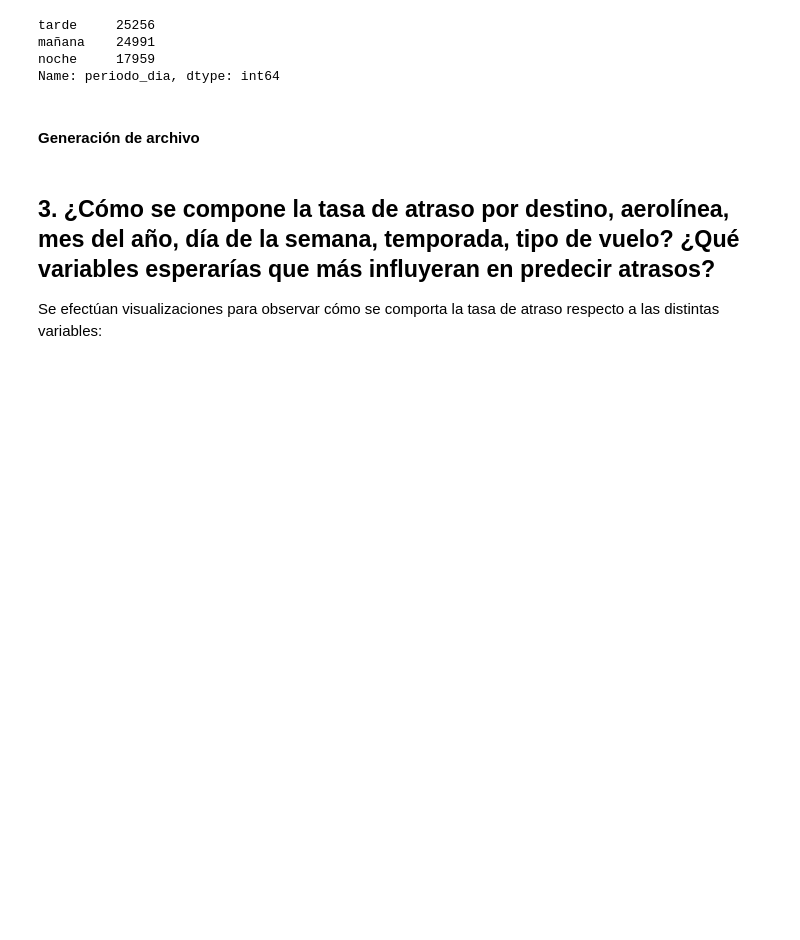
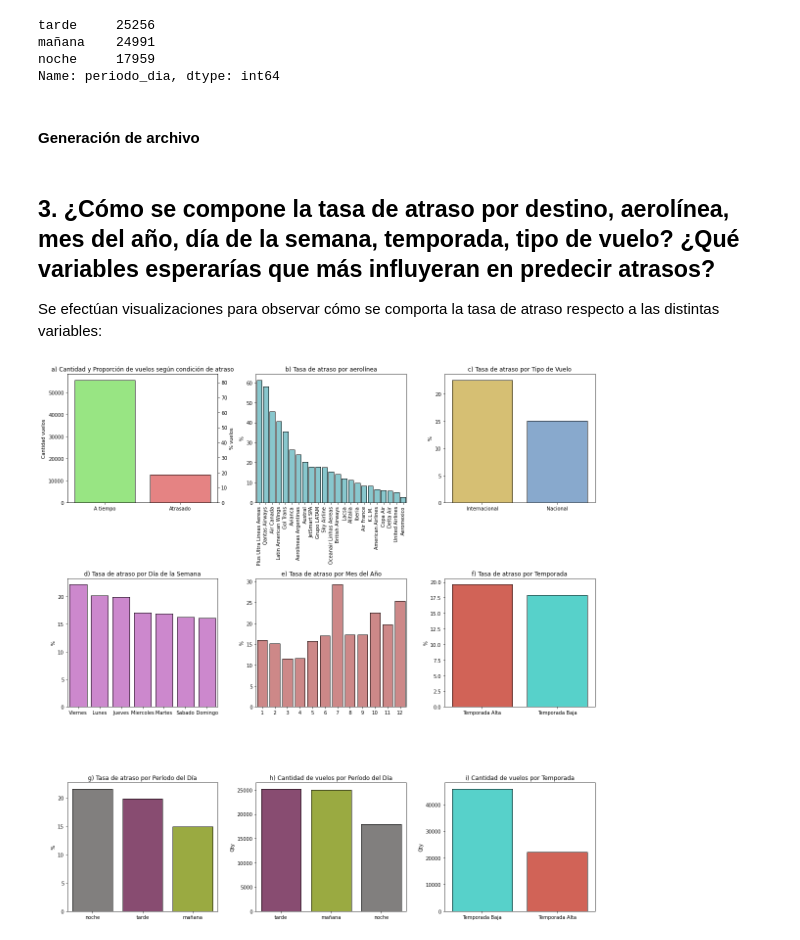
Before and after one commit to jesusfberrios/ds_challenge_latam, a Jupyter notebook: solution.ipynb, the cells around one changed output. Saved outputs shown, nothing was run; the diff lists cells and outputs as text; code cells hidden in the pictures; blank space fills up the shorter version.

```diff
--- a/solution.ipynb
+++ b/solution.ipynb
@@ -387,3 +387,71 @@ df.to_csv('./synthetic_features.csv')
 ## 3. ¿Cómo se compone la tasa de atraso por destino, aerolínea, mes del año, día de la semana, temporada, tipo de vuelo? ¿Qué variables esperarías que más influyeran en predecir atrasos?
 
 Se efectúan visualizaciones para observar cómo se comporta la tasa de atraso respecto a las distintas variables:
+# %%
+fig, axes = plt.subplots(nrows=3,ncols=3,figsize=(16,16))
+axes = axes.flatten()
+
+ax = axes[0]
+sns.barplot(x=df.atraso_15.value_counts().index.map({0:'A tiempo',1:'Atrasado'}),y=df.atraso_15.value_counts(),ax=ax,palette=['#8FF573','#F57373'],edgecolor='k',label=True)
+ax2=ax.twinx()
+sns.barplot(x=df.atraso_15.value_counts(normalize=True).index.map({0:'A tiempo',1:'Atrasado'}),y=df.atraso_15.value_counts(normalize=True)*100,ax=ax2,palette=['#8FF573','#F57373'],edgecolor='k')
+ax.set_title('a) Cantidad y Proporción de vuelos según condición de atraso')
+ax.set_ylabel('Cantidad vuelos')
+ax2.set_ylabel('% vuelos')
+
+ax = axes[1]
+y1 = df[df.atraso_15==1].OPERA.value_counts()/df.OPERA.value_counts()
+y1 = y1.sort_values(ascending=False)*100
+sns.barplot(x=y1.index,y=y1,ax=ax,color='#7DD1D8',edgecolor='k')
+ax.tick_params(axis='x', labelrotation = 90)
+ax.set_title('b) Tasa de atraso por aerolínea')
+ax.set_ylabel('%')
+
+ax = axes[2]
+y4 = df[df.atraso_15==1].TIPOVUELO.value_counts()/df.TIPOVUELO.value_counts()
+y4 = y4.sort_values(ascending=False)*100
+sns.barplot(x=y4.index.map({'I':'Internacional','N':'Nacional'}),y=y4,ax=ax,edgecolor='k',palette=['#E7C862','#7DA8D8'])
+ax.set_title('c) Tasa de atraso por Tipo de Vuelo')
+ax.set_ylabel('%')
+
+ax = axes[3]
+y3 = df[df.atraso_15==1].DIANOM.value_counts()/df.DIANOM.value_counts()
+y3 = y3.sort_values(ascending=False)*100
+sns.barplot(x=y3.index,y=y3,ax=ax,color='#D77DD8',edgecolor='k')
+ax.set_title('d) Tasa de atraso por Día de la Semana')
+ax.set_ylabel('%')
+
+ax = axes[4]
+y2= df[df.atraso_15==1].MES.value_counts()/df.MES.value_counts()*100
+sns.barplot(x=y2.index,y=y2,ax=ax,color='#D87D7D',edgecolor='k')
+ax.set_title('e) Tasa de atraso por Mes del Año')
+ax.set_ylabel('%')
+
+ax = axes[5]
+y5 = df[df.atraso_15==1].temporada_alta.value_counts()/df.temporada_alta.value_counts()
+y5 = y5.sort_values(ascending=False)*100
+sns.barplot(x=y5.index.map({0:'Temporada Baja',1:'Temporada Alta'}),y=y5,ax=ax,edgecolor='k',palette=['#E65342','#42E6DC'])
+ax.set_title('f) Tasa de atraso por Temporada')
+ax.set_ylabel('%')
+
+ax = axes[6]
+y6 = df[df.atraso_15==1].periodo_dia.value_counts()/df.periodo_dia.value_counts()
+y6 = y6.sort_values(ascending=False)*100
+sns.barplot(x=y6.index,y=y6,ax=ax,edgecolor='k',palette=['#817F7E','#924274','#A6BB2F'])
+ax.set_title('g) Tasa de atraso por Período del Día')
+ax.set_ylabel('%')
+
+ax = axes[7]
+sns.barplot(x=df.periodo_dia.value_counts().index,y=df.periodo_dia.value_counts(),ax=ax,edgecolor='k',palette=['#924274','#A6BB2F','#817F7E'])
+ax.set_title('h) Cantidad de vuelos por Período del Día')
+ax.set_ylabel('Qty')
+
+ax = axes[8]
+sns.barplot(x=df.temporada_alta.value_counts().index.map({0:'Temporada Baja',1:'Temporada Alta'}),y=df.temporada_alta.value_counts(),ax=ax,palette=['#42E6DC','#E65342'],edgecolor='k')
+ax.set_title('i) Cantidad de vuelos por Temporada')
+ax.set_ylabel('Qty')
+
+
+fig.tight_layout()
+# %% [output]
+[figure, added]
```
Also changed, not shown: parts of 12 cells of this notebook, 2 other files.
